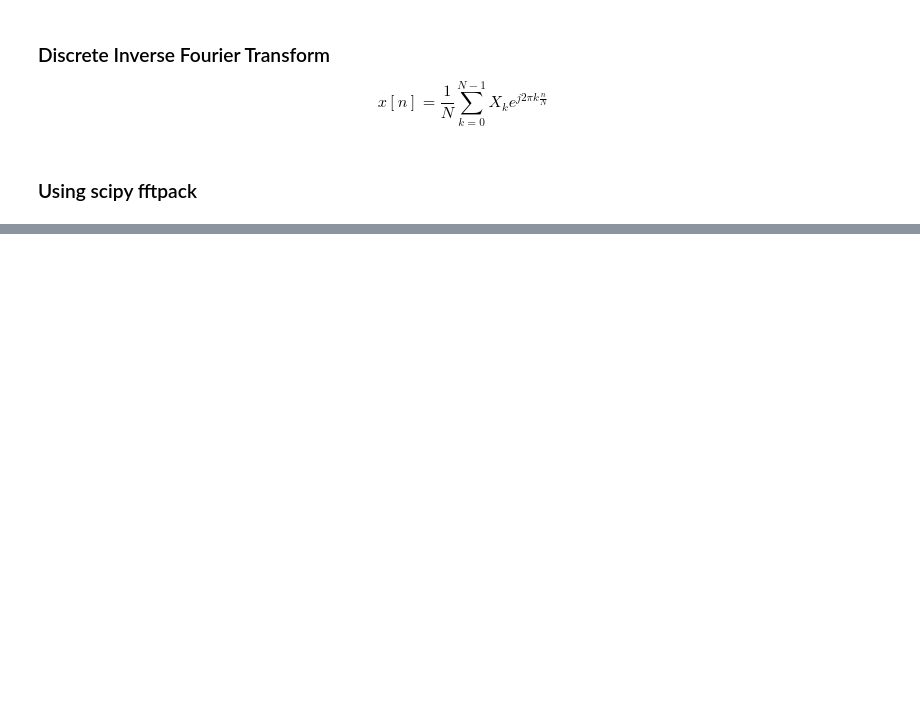
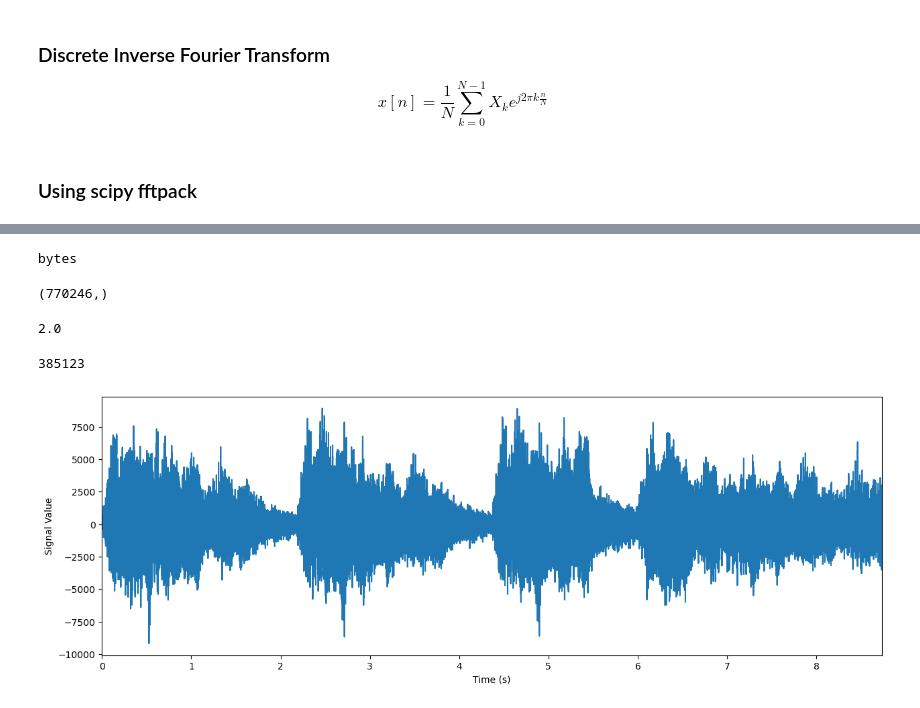
Before and after one commit to helsaint/DSP, a Jupyter notebook: Chapter 1 Sounds and Signals.ipynb, the cells around one changed output, grey strips where cells are left out. Saved outputs shown, nothing was run; the diff lists cells and outputs as text; code cells hidden in the pictures; blank space fills up the shorter version.

```diff
--- a/Chapter 1 Sounds and Signals.ipynb
+++ b/Chapter 1 Sounds and Signals.ipynb
@@ -364,0 +400,30 @@ plt.plot(freqs, X_1)
+# %%
+signal_wave = trumpet_wave.readframes(trumpet_wave.getnframes())
+type(signal_wave)
+# %% [output]
+bytes
+# %%
+signal_array = np.frombuffer(signal_wave, dtype=np.int16)
+signal_array.shape
+# %% [output]
+(770246,)
+# %%
+signal_array.shape[0]/n_samples
+# %% [output]
+2.0
+# %%
+left_signal_array = signal_array[0:n_samples]
+len(left_signal_array)
+# %% [output]
+385123
+# %%
+times = np.linspace(0, t_audio, num=n_samples)
+# %%
+plt.figure(figsize=(15, 5))
+plt.plot(times, left_signal_array)
+plt.ylabel('Signal Value')
+plt.xlabel('Time (s)')
+plt.xlim(0, t_audio)
+plt.show()
+# %% [output]
+[figure, added]
```
Also changed, not shown: parts of 12 cells of this notebook.
